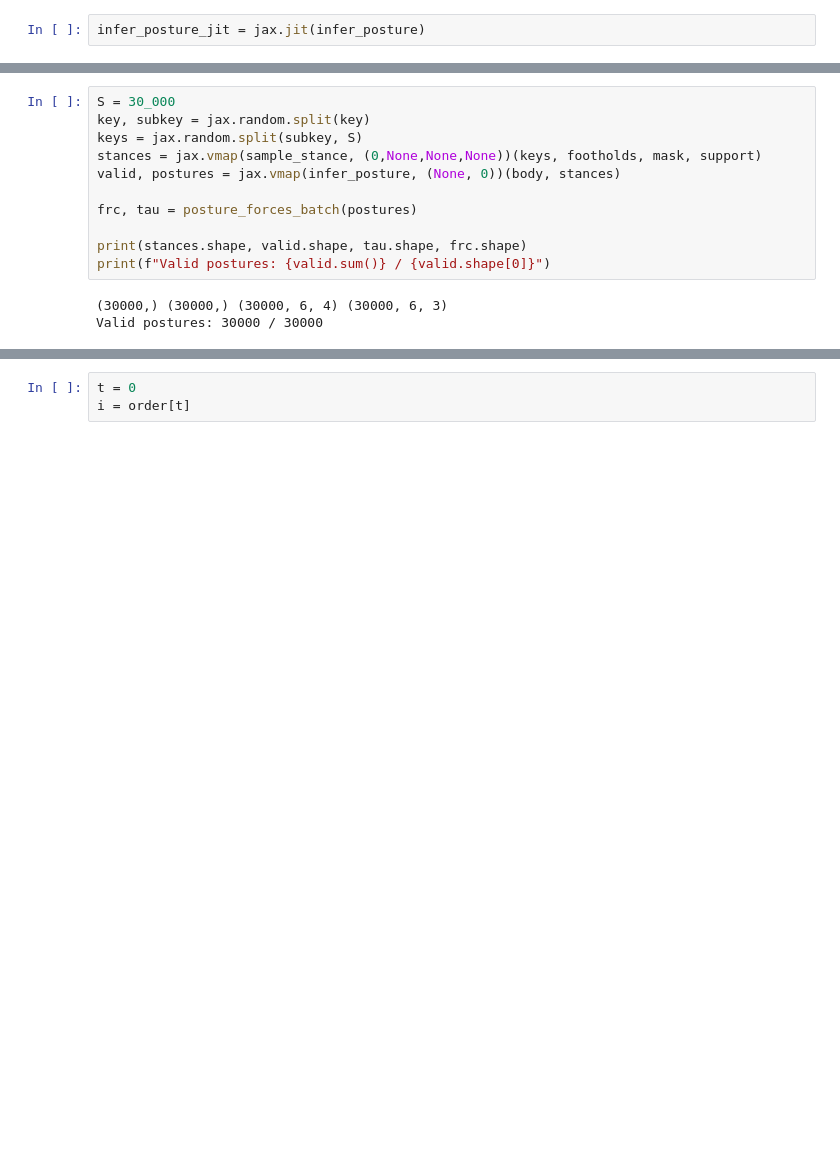
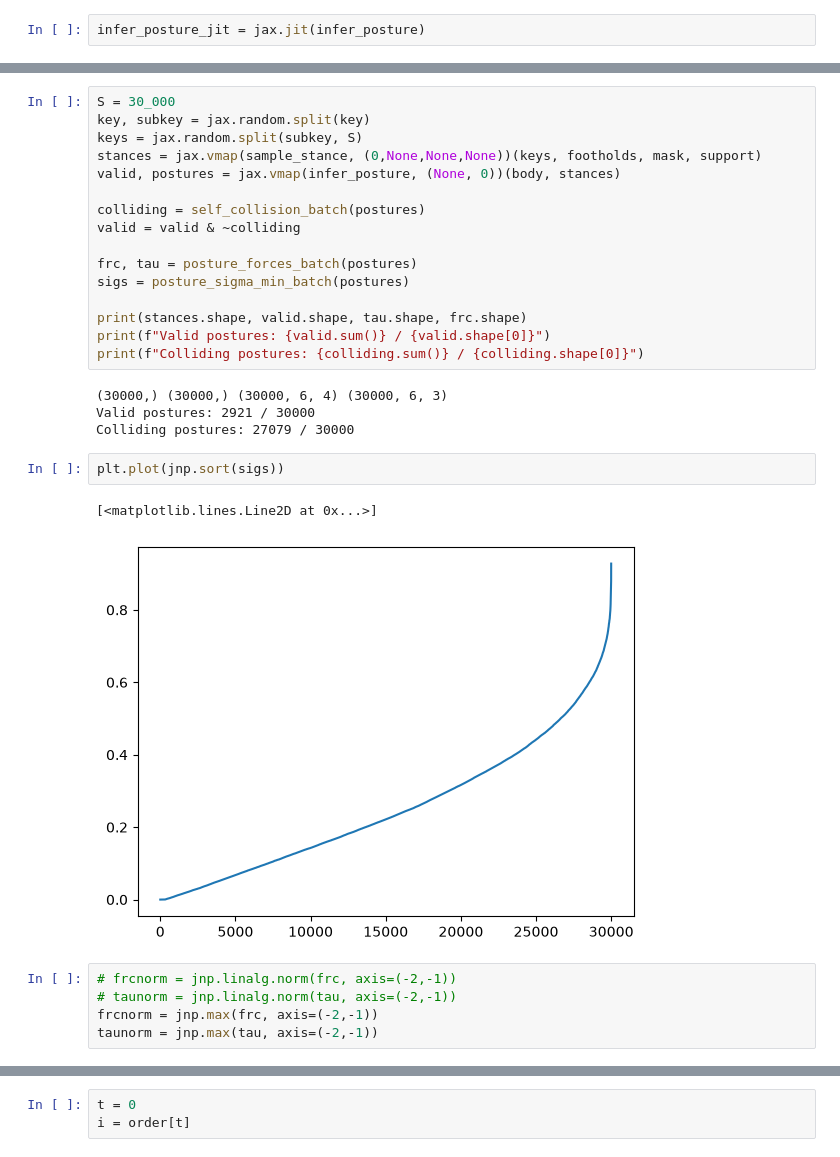
Before and after one commit to mirkoklukas/control-kit, a Jupyter notebook: notebooks/08b_kinematics_clean.ipynb, the cells around one changed output, grey strips where cells are left out. Saved outputs shown, nothing was run; the diff lists cells and outputs as text; blank space fills up the shorter version.

```diff
--- a/notebooks/08b_kinematics_clean.ipynb
+++ b/notebooks/08b_kinematics_clean.ipynb
@@ -821,11 +847,27 @@ keys = jax.random.split(subkey, S)
 stances = jax.vmap(sample_stance, (0,None,None,None))(keys, footholds, mask, support)
 valid, postures = jax.vmap(infer_posture, (None, 0))(body, stances)
 
+colliding = self_collision_batch(postures)
+valid = valid & ~colliding
+
 frc, tau = posture_forces_batch(postures)
+sigs = posture_sigma_min_batch(postures)
 
 print(stances.shape, valid.shape, tau.shape, frc.shape)
 print(f"Valid postures: {valid.sum()} / {valid.shape[0]}")
+print(f"Colliding postures: {colliding.sum()} / {colliding.shape[0]}")
 # %% [output]
 (30000,) (30000,) (30000, 6, 4) (30000, 6, 3)
-Valid postures: 30000 / 30000
+Valid postures: 2921 / 30000
+Colliding postures: 27079 / 30000
+# %%
+plt.plot(jnp.sort(sigs))
+# %% [output]
+[<matplotlib.lines.Line2D at 0x...>]
+[figure, added]
+# %%
+# frcnorm = jnp.linalg.norm(frc, axis=(-2,-1))
+# taunorm = jnp.linalg.norm(tau, axis=(-2,-1))
+frcnorm = jnp.max(frc, axis=(-2,-1))
+taunorm = jnp.max(tau, axis=(-2,-1))
 # %%
```
Also changed, not shown: parts of 15 cells of this notebook, 43 other files.
